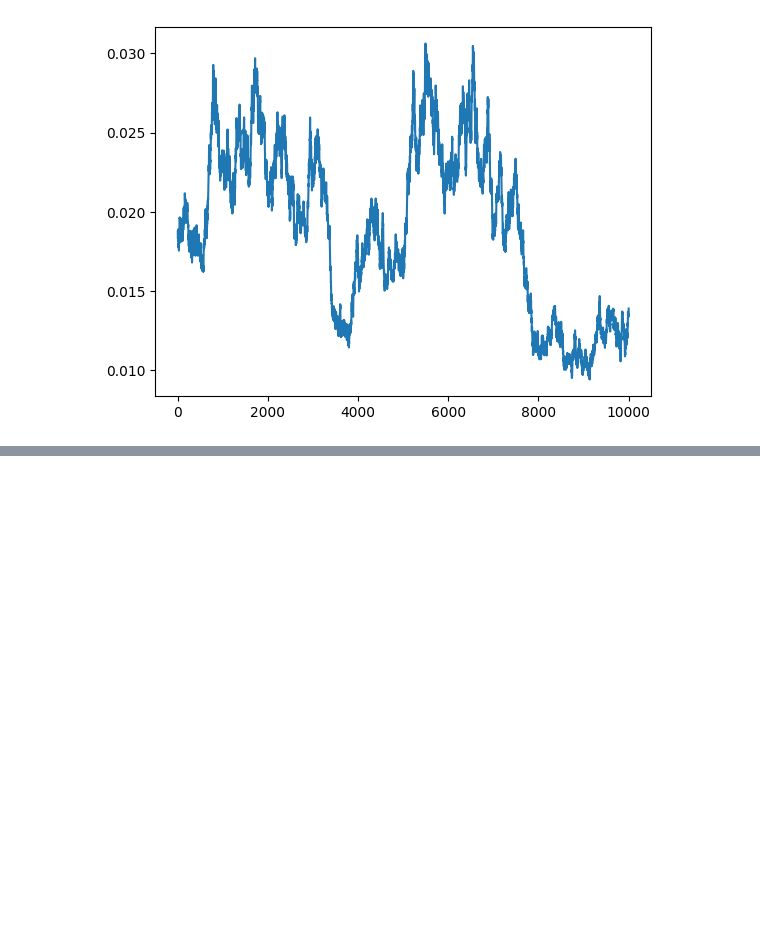
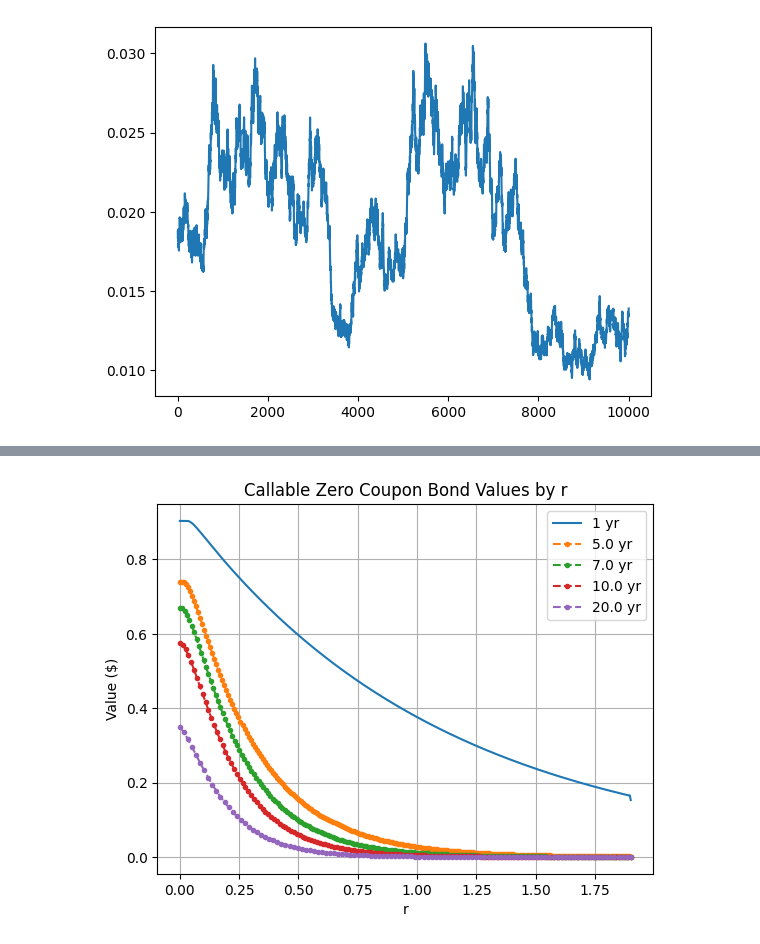
Before and after one commit to bdcbqa314159/mastering_python_for_finance, a Jupyter notebook: chapter_5/testing.ipynb, the cells around one changed output, grey strips where cells are left out. Cells and saved outputs as stored; diff of their text form; code cells hidden in the pictures; blank space fills up the shorter version.

```diff
--- a/chapter_5/testing.ipynb
+++ b/chapter_5/testing.ipynb
@@ -78,0 +107,32 @@ plt.show()
+# %%
+r0 = 0.05
+R = 0.05
+ratio = 0.95
+sigma = 0.03
+kappa = 0.15
+
+
+theta = 0.05
+prob = 1e-6
+M = 250
+max_policy_iter=10
+grid_struct_interval = 0.25
+rs = np.r_[0.0:2.0:0.1]
+
+Vasicek = VasicekCZCB()
+r, vals = Vasicek.vasicek_czcb_values(r0, R, ratio, 1.,sigma, kappa, theta,M, prob, max_policy_iter, grid_struct_interval, rs)
+plt.title("Callable Zero Coupon Bond Values by r")
+plt.plot(r, vals, label='1 yr')
+
+for T in [5., 7., 10., 20.]:
+    r, vals = Vasicek.vasicek_czcb_values(r0, R, ratio, T,sigma, kappa,theta, M, prob,max_policy_iter,grid_struct_interval,rs)
+    plt.plot(r, vals, label=str(T)+' yr',
+    linestyle="--", marker=".")
+
+plt.ylabel("Value ($)")
+plt.xlabel("r")
+plt.legend()
+plt.grid(True)
+plt.show()
+# %% [output]
+[figure, added]
```
Also changed, not shown: parts of 2 cells of this notebook, 2 other files.
